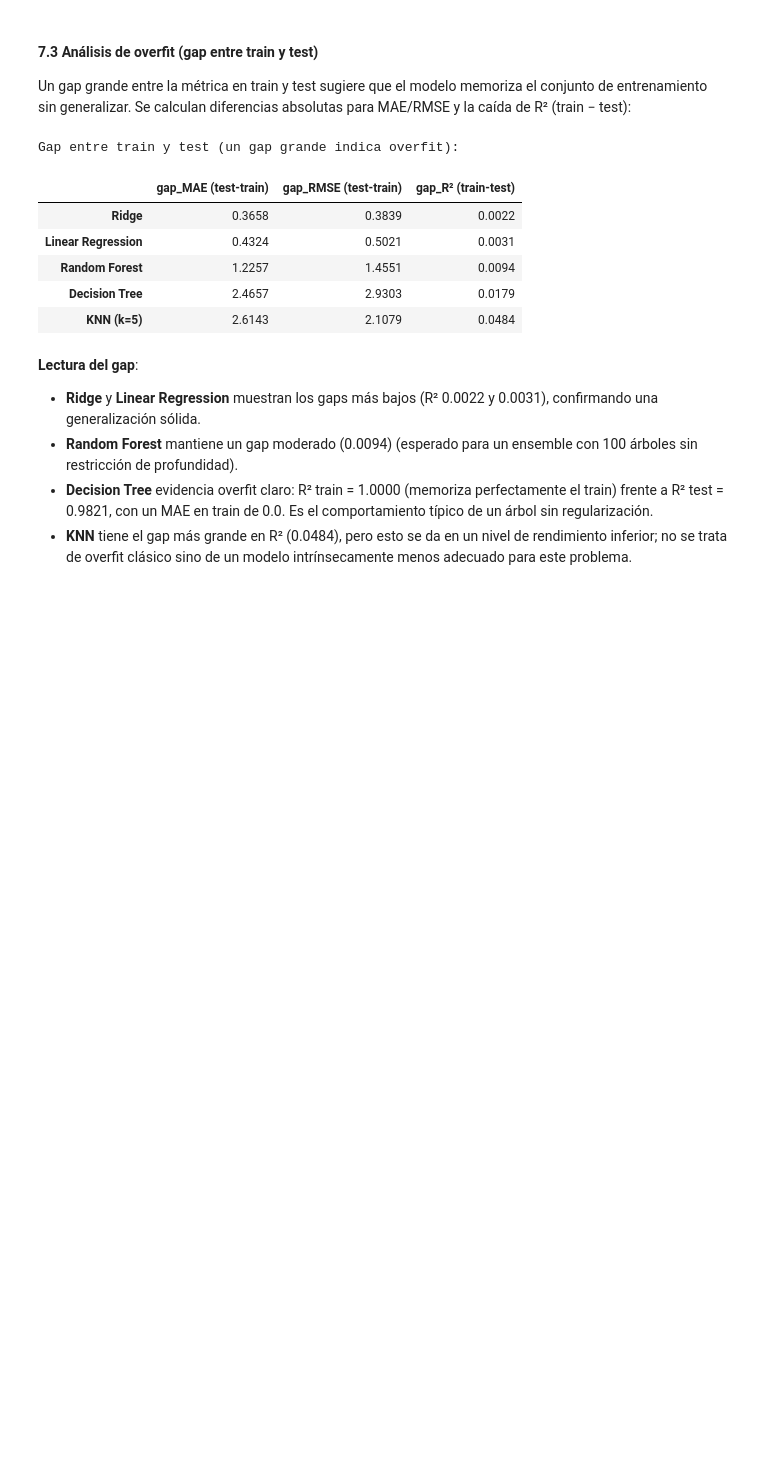
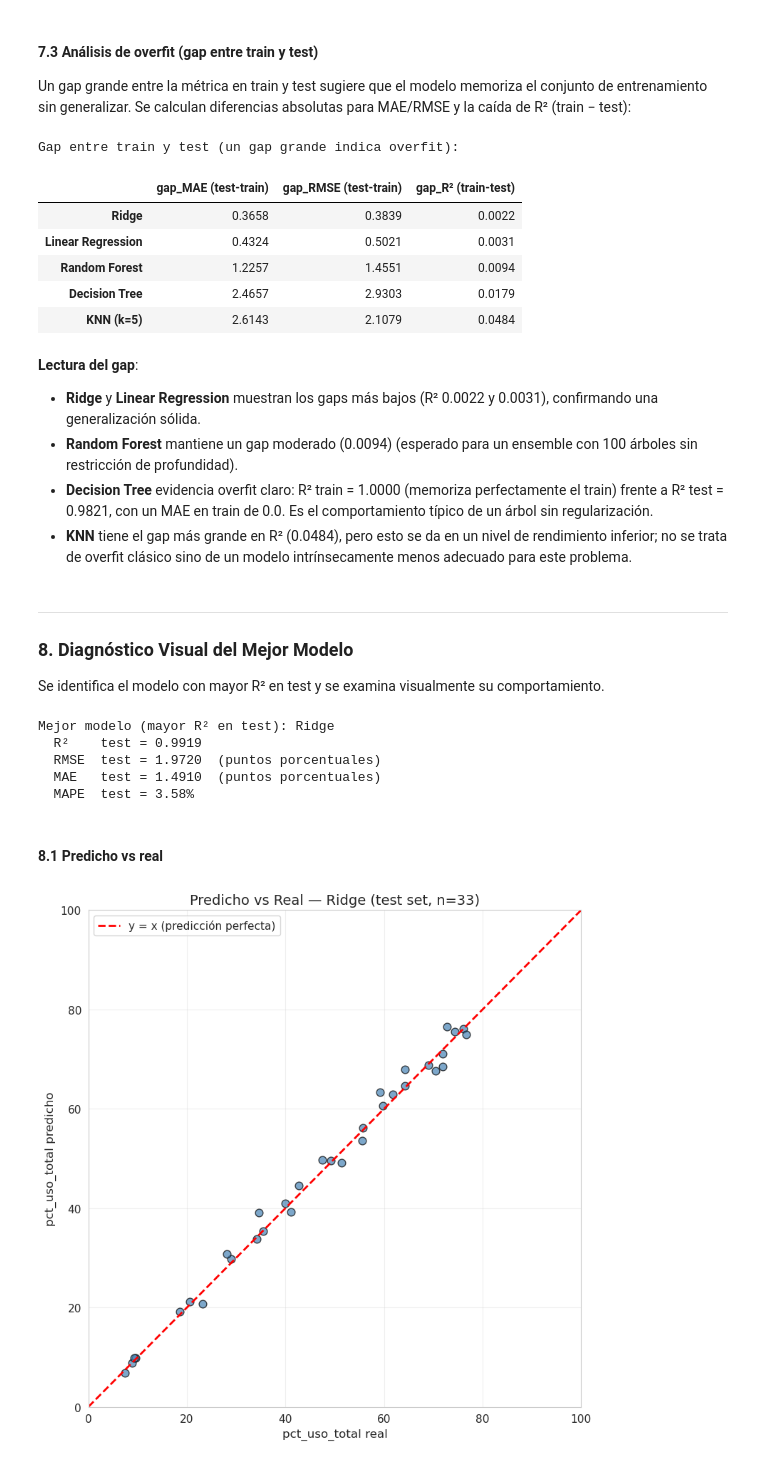
Before and after one commit to Tunchxz/CC3074-Proyecto-Final, a Jupyter notebook: Week-3.ipynb, the cells around one changed output. Cells and saved outputs as stored; diff of their text form; code cells hidden in the pictures; blank space fills up the shorter version.

Commit message:
feat: visual diagnosis of the best model and side-by-side comparison

```diff
--- a/Week-3.ipynb
+++ b/Week-3.ipynb
@@ -654,3 +654,42 @@ Gap entre train y test (un gap grande indica overfit):
 - **Random Forest** mantiene un gap moderado (0.0094) (esperado para un ensemble con 100 árboles sin restricción de profundidad).
 - **Decision Tree** evidencia overfit claro: R² train = 1.0000 (memoriza perfectamente el train) frente a R² test = 0.9821, con un MAE en train de 0.0. Es el comportamiento típico de un árbol sin regularización.
 - **KNN** tiene el gap más grande en R² (0.0484), pero esto se da en un nivel de rendimiento inferior; no se trata de overfit clásico sino de un modelo intrínsecamente menos adecuado para este problema.
+# %% [markdown]
+---
+### 8. Diagnóstico Visual del Mejor Modelo
+
+Se identifica el modelo con mayor R² en test y se examina visualmente su comportamiento.
+# %%
+mejor_modelo = tabla_resultados.index[0]
+print(f'Mejor modelo (mayor R² en test): {mejor_modelo}')
+print(f'  R²    test = {tabla_resultados.loc[mejor_modelo, "R2_test"]:.4f}')
+print(f'  RMSE  test = {tabla_resultados.loc[mejor_modelo, "RMSE_test"]:.4f}  (puntos porcentuales)')
+print(f'  MAE   test = {tabla_resultados.loc[mejor_modelo, "MAE_test"]:.4f}  (puntos porcentuales)')
+print(f'  MAPE  test = {tabla_resultados.loc[mejor_modelo, "MAPE_test"]:.2f}%')
+# %% [output]
+Mejor modelo (mayor R² en test): Ridge
+  R²    test = 0.9919
+  RMSE  test = 1.9720  (puntos porcentuales)
+  MAE   test = 1.4910  (puntos porcentuales)
+  MAPE  test = 3.58%
+# %% [markdown]
+#### 8.1 Predicho vs real
+# %%
+y_pred_best     = predicciones[mejor_modelo]['test']
+residuales_best = y_test.values - y_pred_best
+
+fig, ax = plt.subplots(figsize=(8, 8))
+ax.scatter(y_test, y_pred_best, s=60, alpha=0.7, edgecolor='black', color='steelblue')
+lim = [0, 100]
+ax.plot(lim, lim, 'r--', linewidth=2, label='y = x (predicción perfecta)')
+ax.set_xlim(lim)
+ax.set_ylim(lim)
+ax.set_xlabel('pct_uso_total real')
+ax.set_ylabel('pct_uso_total predicho')
+ax.set_title(f'Predicho vs Real — {mejor_modelo} (test set, n={len(y_test)})')
+ax.legend()
+ax.grid(alpha=0.3)
+plt.tight_layout()
+plt.show()
+# %% [output]
+[figure, added]
```
Also changed, not shown: parts of 13 cells of this notebook.
